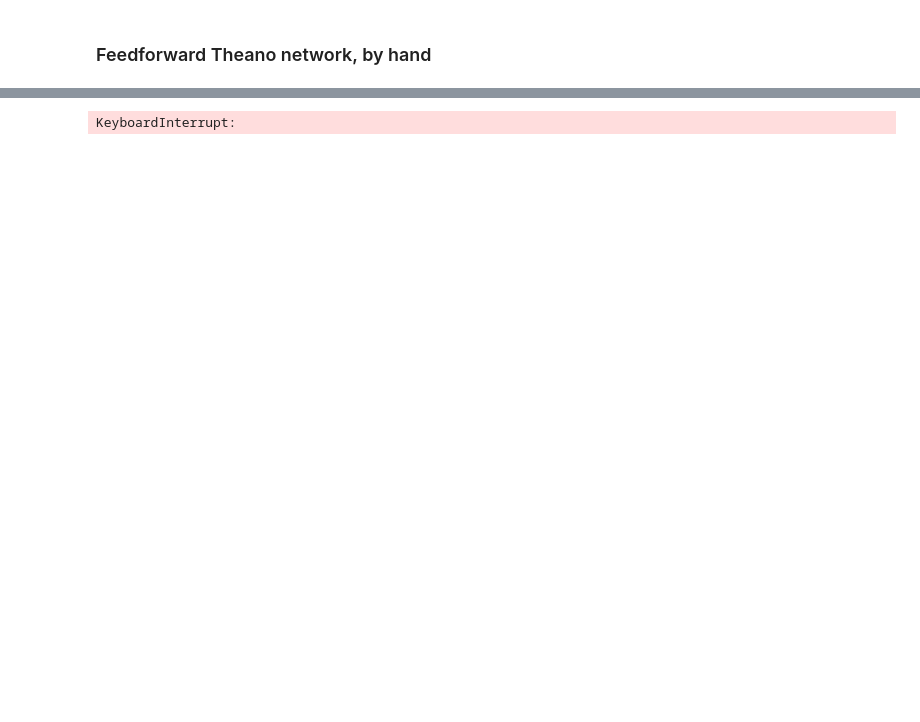
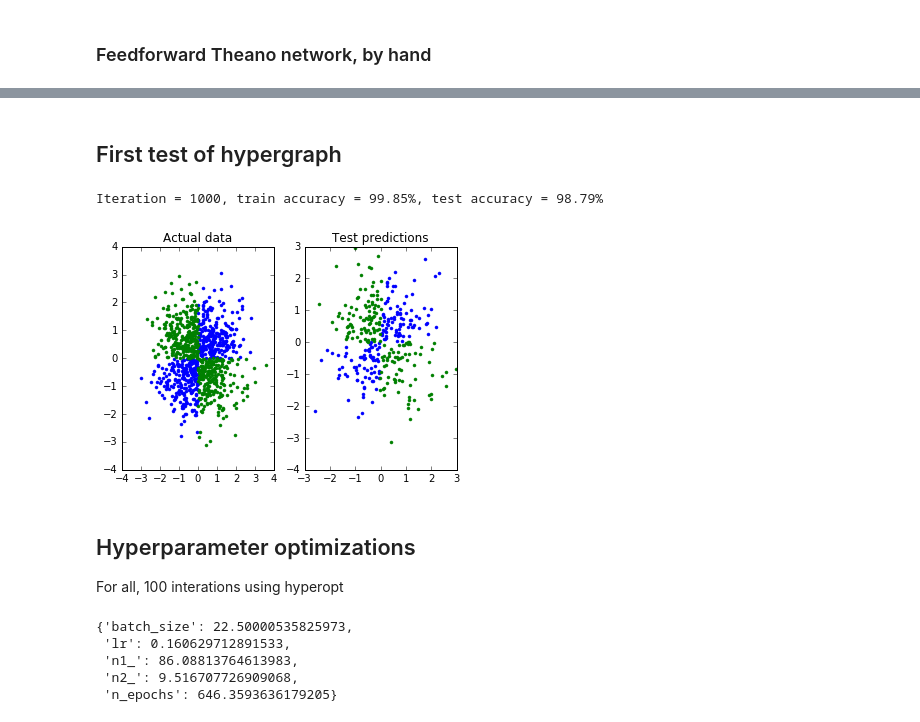
Before and after one commit to aribenjamin/hypergraph, a Jupyter notebook: Hypergraph working notebook.ipynb, the cells around one changed output, grey strips where cells are left out. Cells and saved outputs as stored; diff of their text form; code cells hidden in the pictures; blank space fills up the shorter version.

Commit message:
First working implementation of 'hypergraph', for feedforward nets.

```diff
--- a/Hypergraph working notebook.ipynb
+++ b/Hypergraph working notebook.ipynb
@@ -208,4 +214,5 @@ plt.show()
 # %%
 X, y = twospirals(1000)
-test_x, yhat, _ = split_and_fit_NN(X,y, shape = [8,8], n_epochs = 20,batch_size = 16, lr = .1, verbose = 1)
+
+test_x, yhat, _ = split_and_fit_NN(X,y, shape = [86,9], n_epochs = 646,batch_size = 22, lr = .16, verbose = 1)
 # %% [output]
@@ -227,0 +235,2 @@ plt.show()
+# %% [markdown]
+## First test of hypergraph
@@ -228,3 +336,27 @@ plt.show()
+# %%
+X, y = xor(1000)
+test_x, yhat, _ = split_and_fit_hyperNN(X,y,  shape = [8,5], n_epochs = 1000,
+                                        batch_size = 16, lr = .1, gamma=0.01, verbose = 1)
+# %% [output]
+Iteration = 1000, train accuracy = 99.85%, test accuracy = 98.79%
+# %%
+plt.subplot(121)
+plt.title('Actual data')
+plt.plot(X[y[:,0]>0,0], X[y[:,0]>0,1], '.', label='class 1')
+plt.plot(X[y[:,1]>0,0], X[y[:,1]>0,1], '.', label='class 2')
+
+plt.subplot(122)
+plt.title('Test predictions')
+X, y = xor(1000)
+plt.plot(test_x[yhat==0,0], test_x[yhat==0,1], '.', label='class 1')
+plt.plot(test_x[yhat==1,0], test_x[yhat==1,1], '.', label='class 2')
+
+plt.show()
+# %% [output]
+[figure, added]
+# %% [markdown]
+## Hyperparameter optimizations
+For all, 100 interations using hyperopt
 # %%
 from hyperopt import fmin, hp, Trials, tpe, STATUS_OK
 
@@ -236,8 +368,6 @@ space4rf = {
     'n2': hp.uniform('n2_', 1,20)
 }
 
-trials = Trials()
-
 def fnc(params):
 
     _, _, acc = split_and_fit_NN(X,y, shape = [int(params['n1']),int(params['n2'])],
@@ -248,7 +378,3 @@ def fnc(params):
 
 
     return -np.mean(acc)
-
-hyperoptBest = fmin(fnc, space4rf, algo=tpe.suggest, max_evals=50, trials=trials)
-# %% [output]
-KeyboardInterrupt:
@@ -254,0 +389,8 @@ KeyboardInterrupt:
+# %%
+twos_trials.argmin
+# %% [output]
+{'batch_size': 22.50000535825973,
+ 'lr': 0.160629712891533,
+ 'n1_': 86.08813764613983,
+ 'n2_': 9.516707726909068,
+ 'n_epochs': 646.3593636179205}
```
Also changed, not shown: parts of 9 cells of this notebook.
